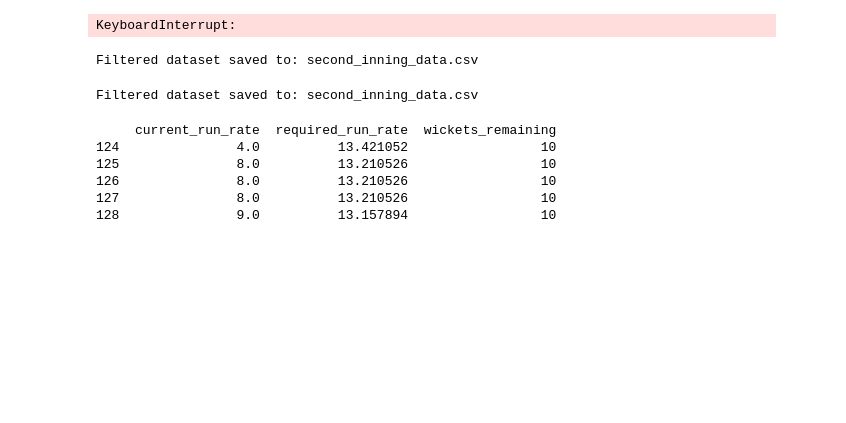
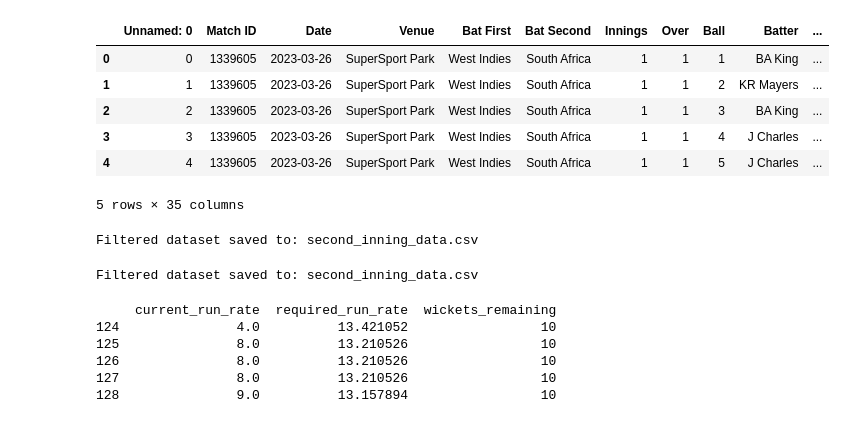
Before and after one commit to asrafaligit/CricketVerse, a Jupyter notebook: prediction/2nd_inning_prediction.ipynb, the cells around one changed output. Cells and saved outputs as stored; diff of their text form; code cells hidden in the pictures; blank space fills up the shorter version.

```diff
--- a/prediction/2nd_inning_prediction.ipynb
+++ b/prediction/2nd_inning_prediction.ipynb
@@ -1,12 +1,17 @@
 # %%
 import pandas as pd
 file_path = 'ball_by_ball_it20.csv'
 data = pd.read_csv(file_path)
 data.head()
-data.columns
-data.Winner.unique()
+# data.columns
 # %% [output]
+|  | Unnamed: 0 | Match ID | Date | Venue | Bat First | Bat Second | Innings | Over | Ball | Batter | ... |
+| 0 | 0 | 1339605 | 2023-03-26 | SuperSport Park | West Indies | South Africa | 1 | 1 | 1 | BA King | ... |
+| 1 | 1 | 1339605 | 2023-03-26 | SuperSport Park | West Indies | South Africa | 1 | 1 | 2 | KR Mayers | ... |
+| 2 | 2 | 1339605 | 2023-03-26 | SuperSport Park | West Indies | South Africa | 1 | 1 | 3 | BA King | ... |
+| 3 | 3 | 1339605 | 2023-03-26 | SuperSport Park | West Indies | South Africa | 1 | 1 | 4 | J Charles | ... |
+| 4 | 4 | 1339605 | 2023-03-26 | SuperSport Park | West Indies | South Africa | 1 | 1 | 5 | J Charles | ... |
-KeyboardInterrupt:
+5 rows × 35 columns
 # %%
 import pandas as pd
 
```
Also changed, not shown: parts of 1 cell of this notebook, 23 other files.
